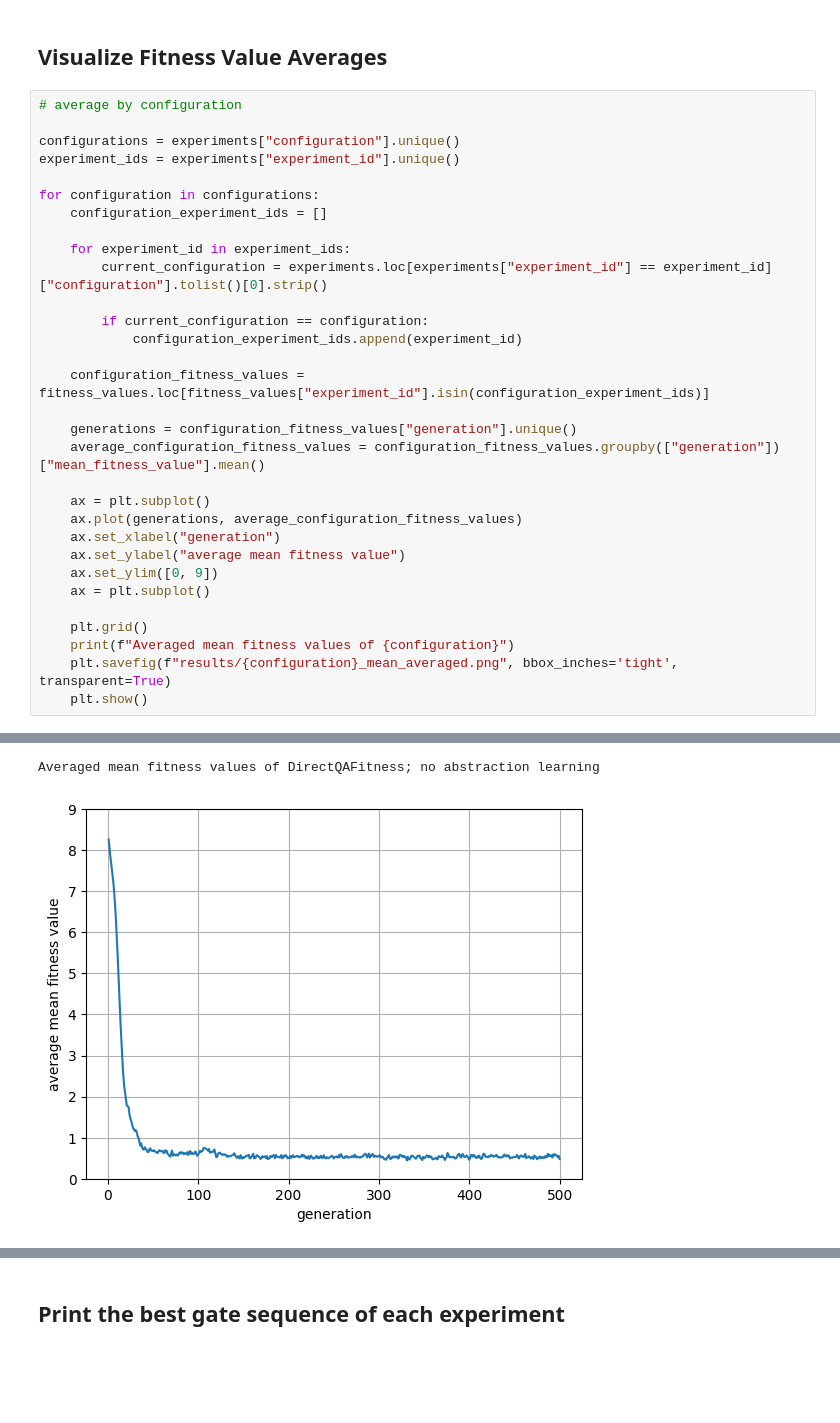
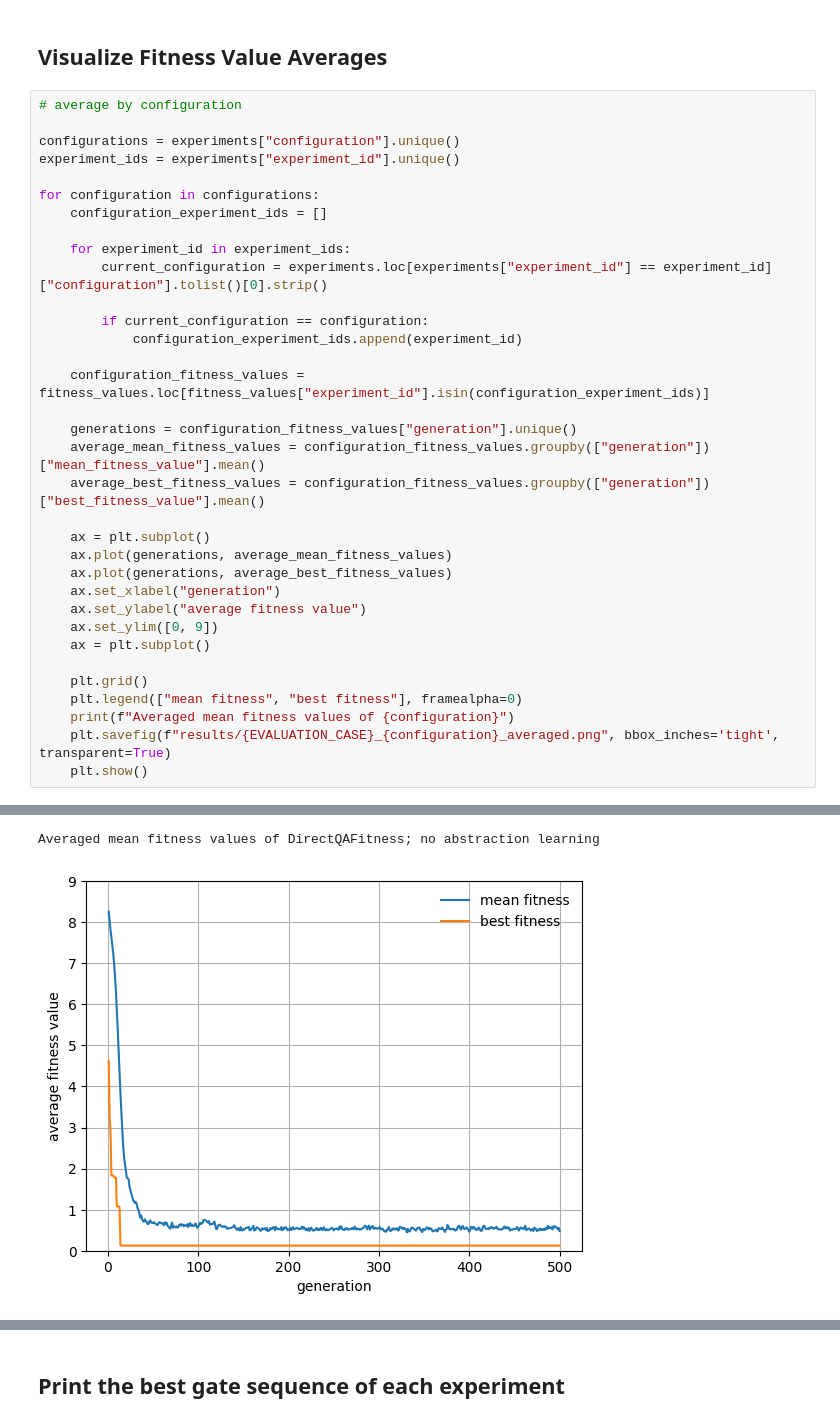
Before and after one commit to westoun/gp4qc, a Jupyter notebook: evaluation.ipynb, the cells around one changed output, grey strips where cells are left out. Saved outputs shown, nothing was run; the diff lists cells and outputs as text; blank space fills up the shorter version.

Commit message:
Move averaged mean and best to same plot

```diff
--- a/evaluation.ipynb
+++ b/evaluation.ipynb
@@ -246,18 +246,21 @@ for configuration in configurations:
     configuration_fitness_values = fitness_values.loc[fitness_values["experiment_id"].isin(configuration_experiment_ids)]
 
     generations = configuration_fitness_values["generation"].unique()
-    average_configuration_fitness_values = configuration_fitness_values.groupby(["generation"])["mean_fitness_value"].mean()
+    average_mean_fitness_values = configuration_fitness_values.groupby(["generation"])["mean_fitness_value"].mean()
+    average_best_fitness_values = configuration_fitness_values.groupby(["generation"])["best_fitness_value"].mean()
 
     ax = plt.subplot()
-    ax.plot(generations, average_configuration_fitness_values)
+    ax.plot(generations, average_mean_fitness_values)
+    ax.plot(generations, average_best_fitness_values)
     ax.set_xlabel("generation")
-    ax.set_ylabel("average mean fitness value")
+    ax.set_ylabel("average fitness value")
     ax.set_ylim([0, 9])
     ax = plt.subplot()
 
     plt.grid()
+    plt.legend(["mean fitness", "best fitness"], framealpha=0)
     print(f"Averaged mean fitness values of {configuration}")
-    plt.savefig(f"results/{configuration}_mean_averaged.png", bbox_inches='tight', transparent=True)
+    plt.savefig(f"results/{EVALUATION_CASE}_{configuration}_averaged.png", bbox_inches='tight', transparent=True)
     plt.show()
 # %% [output]
 Averaged mean fitness values of BaselineFitness; no abstraction learning
@@ -267,3 +270,3 @@ Averaged mean fitness values of IndirectQAFitness; no abstraction learning
 Averaged mean fitness values of DirectQAFitness; no abstraction learning
-[figure, old version]
+[figure, new version]
 Averaged mean fitness values of BaselineFitness; abstraction learning enabled
```
Also changed, not shown: parts of 3 cells of this notebook.
